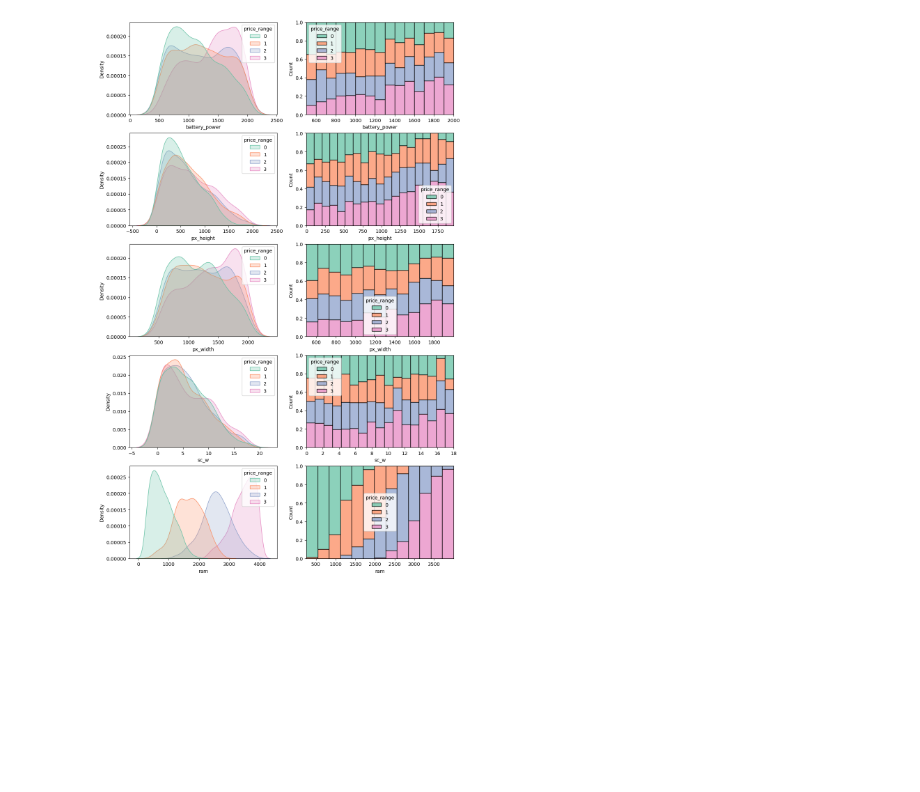
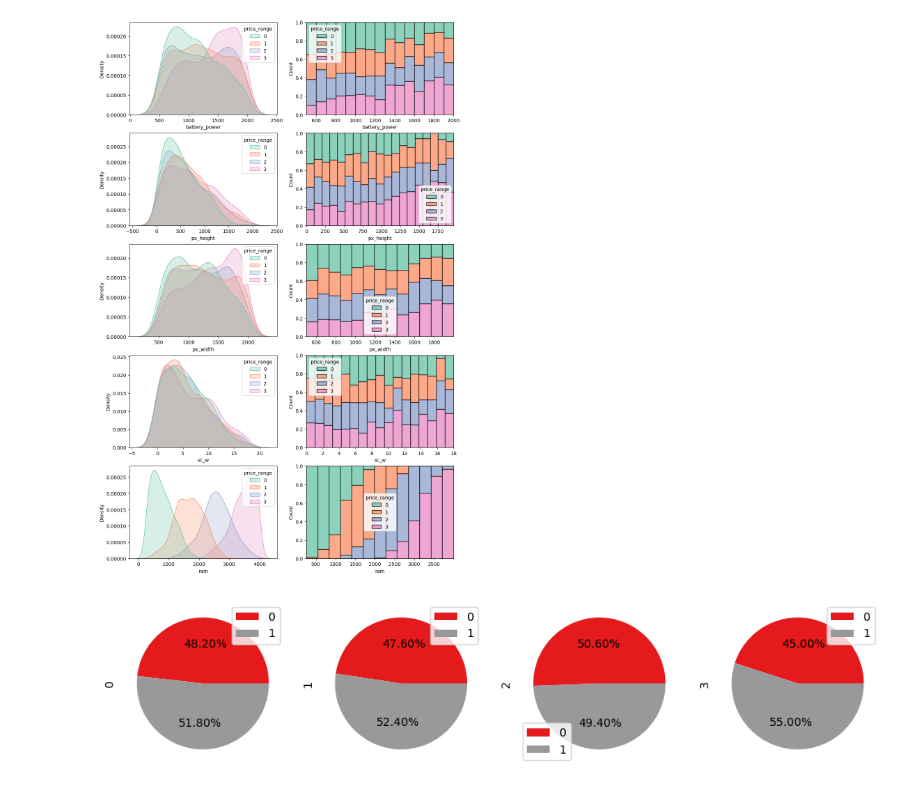
Before and after one commit to kskarthiksk/TCS-ION-Internship, a Jupyter notebook: Ranking Features of a Smartphone.ipynb, the cells around one changed output. Cells and saved outputs as stored; diff of their text form; code cells hidden in the pictures; blank space fills up the shorter version.

```diff
--- a/Ranking Features of a Smartphone.ipynb
+++ b/Ranking Features of a Smartphone.ipynb
@@ -189,3 +182,14 @@ sns.histplot(data, x = 'ram',  hue='price_range', multiple='fill', palette = 'Se
 plt.show()
 # %% [output]
 [figure]
+# %%
+axes = data.groupby(by = 'price_range')['four_g'].value_counts().unstack('price_range').plot.pie(subplots=True, autopct = '%.2f%%', figsize = (12,5), colormap = 'Set1', labeldistance=None)
+"""for ax in axes:
+    ax.legend(['No awards won', 'One award won'], loc = 'upper right')
+    ax.set_ylabel('')
+axes[0].set_xlabel('Not Promoted')
+axes[1].set_xlabel('Promoted')
+plt.suptitle('Comparing no. of Awards won for Promotion Statuses')"""
+plt.show()
+# %% [output]
+[figure, added]
```
Also changed, not shown: parts of 1 cell of this notebook.
